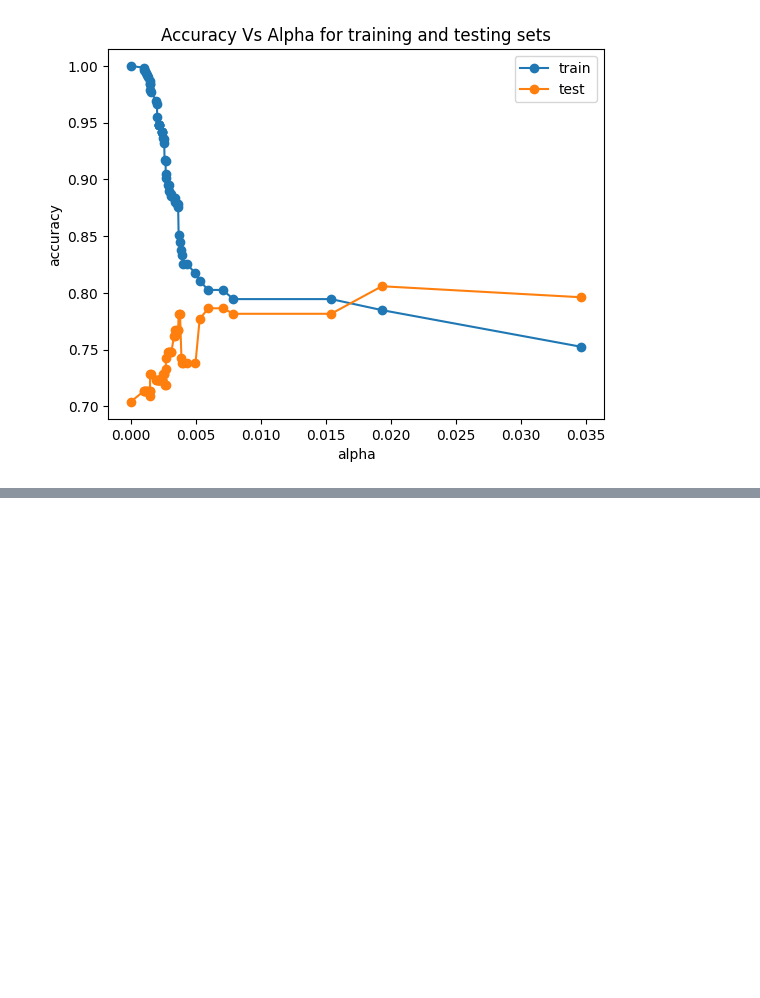
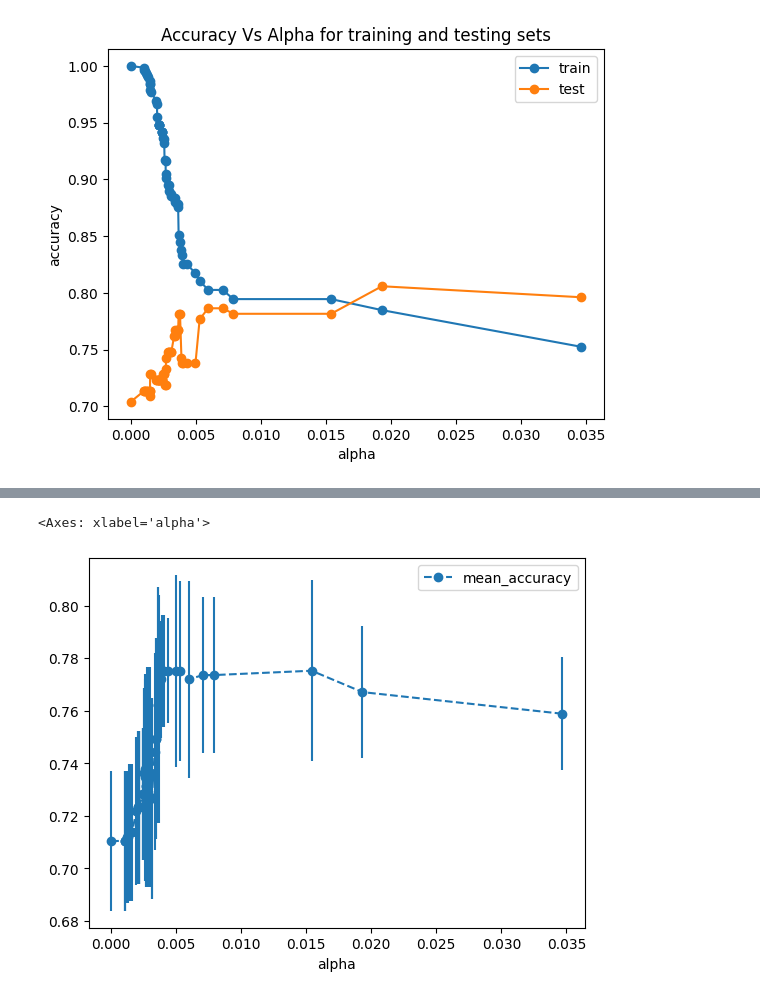
Before and after one commit to noo-nine/Machine-Learning, a Jupyter notebook: Classification_Trees.ipynb, the cells around one changed output, grey strips where cells are left out. Cells and saved outputs as stored; diff of their text form; code cells hidden in the pictures; blank space fills up the shorter version.

```diff
--- a/Classification_Trees.ipynb
+++ b/Classification_Trees.ipynb
@@ -275,0 +319,8 @@ plt.show()
+# %%
+# drawing graph for mean and std of scores
+# for each alpha value
+alpha_results = pd.DataFrame(alpha_loop_values, columns = ['alpha', 'mean_accuracy', 'std'])
+alpha_results.plot( x = 'alpha', y = 'mean_accuracy', yerr = 'std', marker = 'o', linestyle = '--')
+# %% [output]
+<Axes: xlabel='alpha'>
+[figure, added]
```
Also changed, not shown: parts of 14 cells of this notebook.
